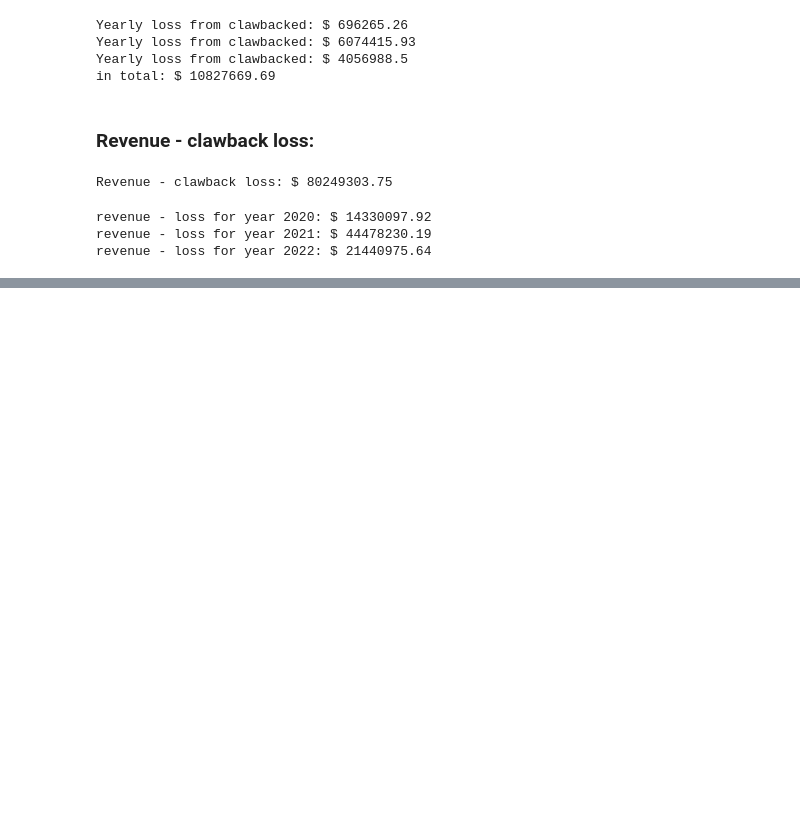
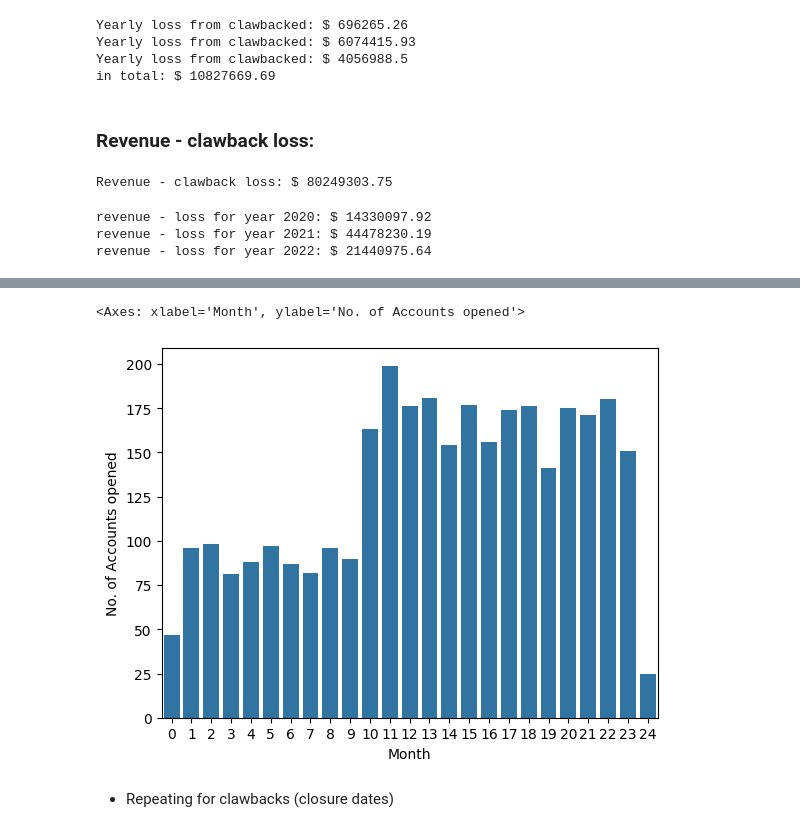
Before and after one commit to nineninesixteensixtn/QuantiumCaseComp2024, a Jupyter notebook: workingfile.ipynb, the cells around one changed output, grey strips where cells are left out. Saved outputs shown, nothing was run; the diff lists cells and outputs as text; code cells hidden in the pictures; blank space fills up the shorter version.

```diff
--- a/workingfile.ipynb
+++ b/workingfile.ipynb
@@ -152,0 +157,19 @@ revenue - loss for year 2022: $ 21440975.64
+# %%
+#splitting applications by year, then grouping by month and finding no. of applications per month
+applications['Account Open Date'] = applications['Application Date'] + pd.DateOffset(weeks=3)
+monthly_applications_size = {}
+for year in [2020,2021,2022]:
+    yearly_applications = applications.loc[(pd.to_datetime(f"{year-1}/12/31")<applications['Account Open Date'])*(applications['Account Open Date']<= pd.to_datetime(f"{year}/12/31"))]
+    yearly_applications = yearly_applications.groupby(yearly_applications['Account Open Date'].dt.month)
+    yearly_applications = yearly_applications.size()
+    yearly_applications = pd.DataFrame(yearly_applications)
+    yearly_applications['year'] = year
+    monthly_applications_size[year] = yearly_applications
+# %%
+#concatenating all years tgt and preparing to plot
+no_of_applications_by_month = pd.concat([monthly_applications_size[year] for year in [2020,2021,2022]])
+no_of_applications_by_month['Month'] = np.arange(len(no_of_applications_by_month))
+no_of_applications_by_month.rename(columns={0:'No. of Accounts opened'},inplace=True)
+no_of_applications_by_month
+
+no_of_applications_by_month
@@ -152,0 +195,8 @@ revenue - loss for year 2022: $ 21440975.64
+# %%
+#plotting chart of account opening counts by month
+sns.barplot(data=no_of_applications_by_month, x="Month", y = "No. of Accounts opened")
+# %% [output]
+<Axes: xlabel='Month', ylabel='No. of Accounts opened'>
+[figure, added]
+# %% [markdown]
+- Repeating for clawbacks (closure dates)
```
Also changed, not shown: parts of 8 cells of this notebook, 4 other files.
